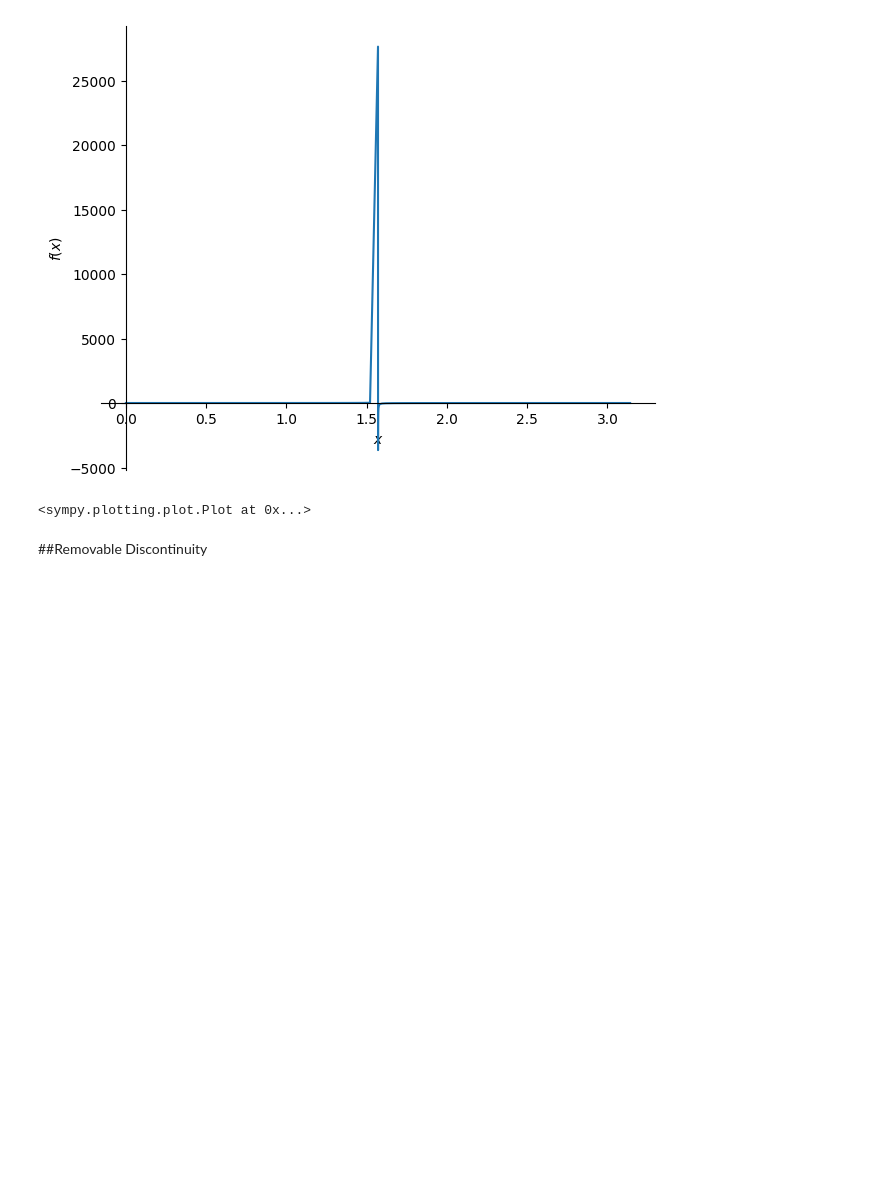
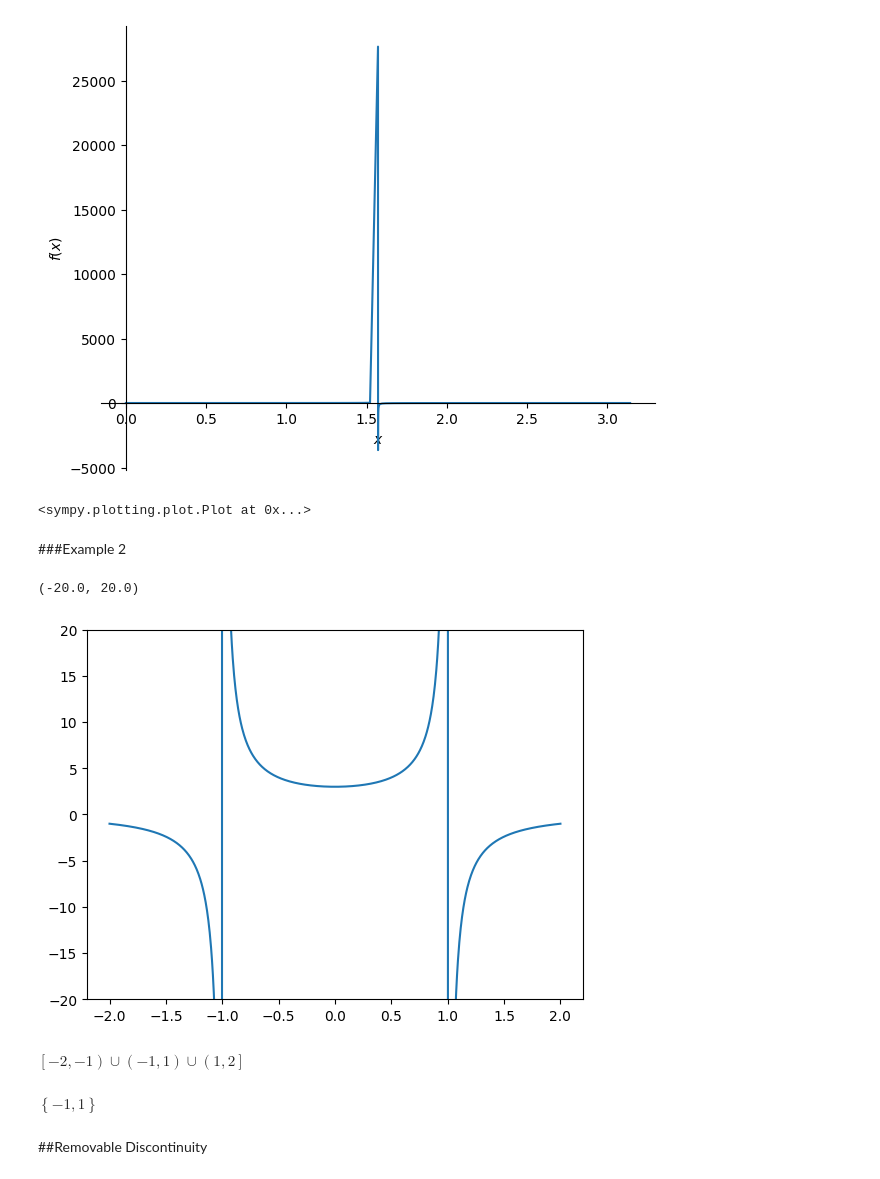
Before and after one commit to Metallicode/Math, a Jupyter notebook: Discontinuous_Functions.ipynb, the cells around one changed output. Cells and saved outputs as stored; diff of their text form; code cells hidden in the pictures; blank space fills up the shorter version.

```diff
--- a/Discontinuous_Functions.ipynb
+++ b/Discontinuous_Functions.ipynb
@@ -47,6 +47,26 @@ sym.plot(sym.sin(x)/sym.cos(x), (x, 0 , sym.pi )) ##tan
 # %% [output]
 [figure]
 <sympy.plotting.plot.Plot at 0x...>
+# %% [markdown]
+###Example 2
+# %%
+xx = np.linspace(-2,2,1000)
+
+f_x = 3 / (1-xx**2)
+plt.plot(xx,f_x)
+plt.ylim(-20,20)
+# %% [output]
+(-20.0, 20.0)
+[figure, added]
+# %%
+sfx = 3 / (1-x**2)
+sym.calculus.util.continuous_domain(sfx, x, sym.Interval(-2, 2))
+# %% [output]
+$\displaystyle \left[-2, -1\right) \cup \left(-1, 1\right) \cup \left(1, 2\right]$
+# %%
+sym.singularities(sfx, x)  ##asymptote
+# %% [output]
+$\displaystyle \left\{-1, 1\right\}$
 # %% [markdown]
 ##Removable Discontinuity
 # %%
```
Also changed, not shown: parts of 4 cells of this notebook.
